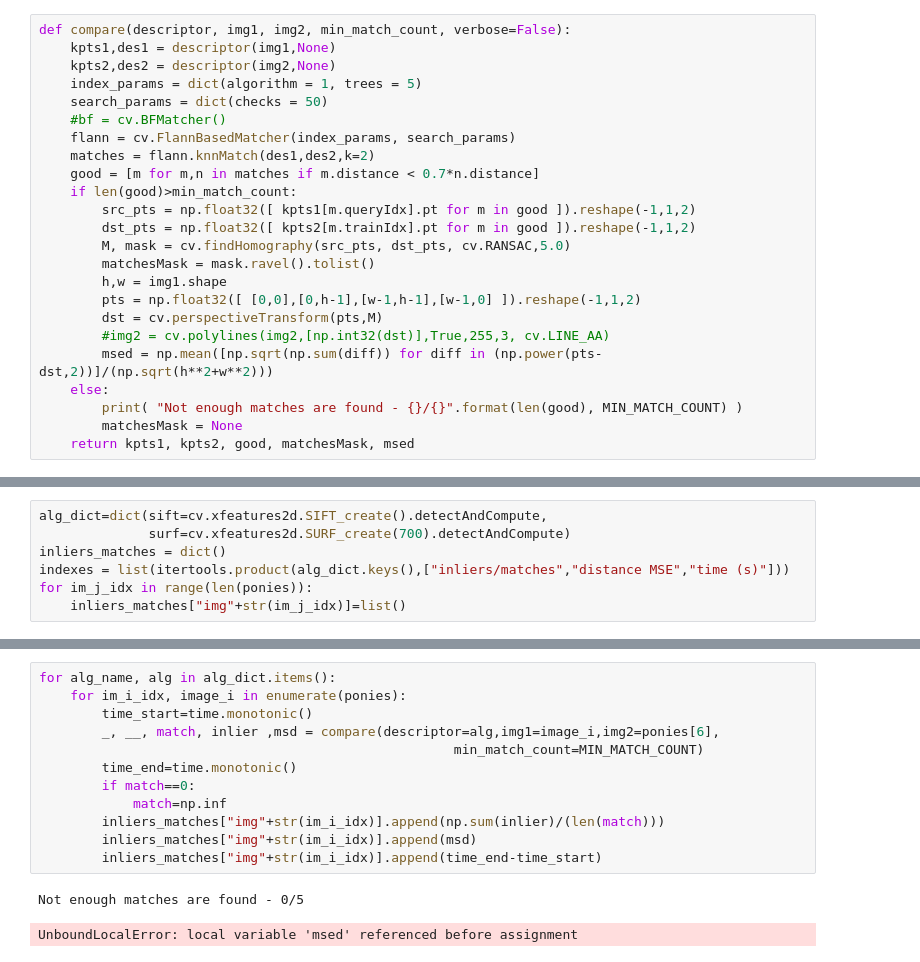
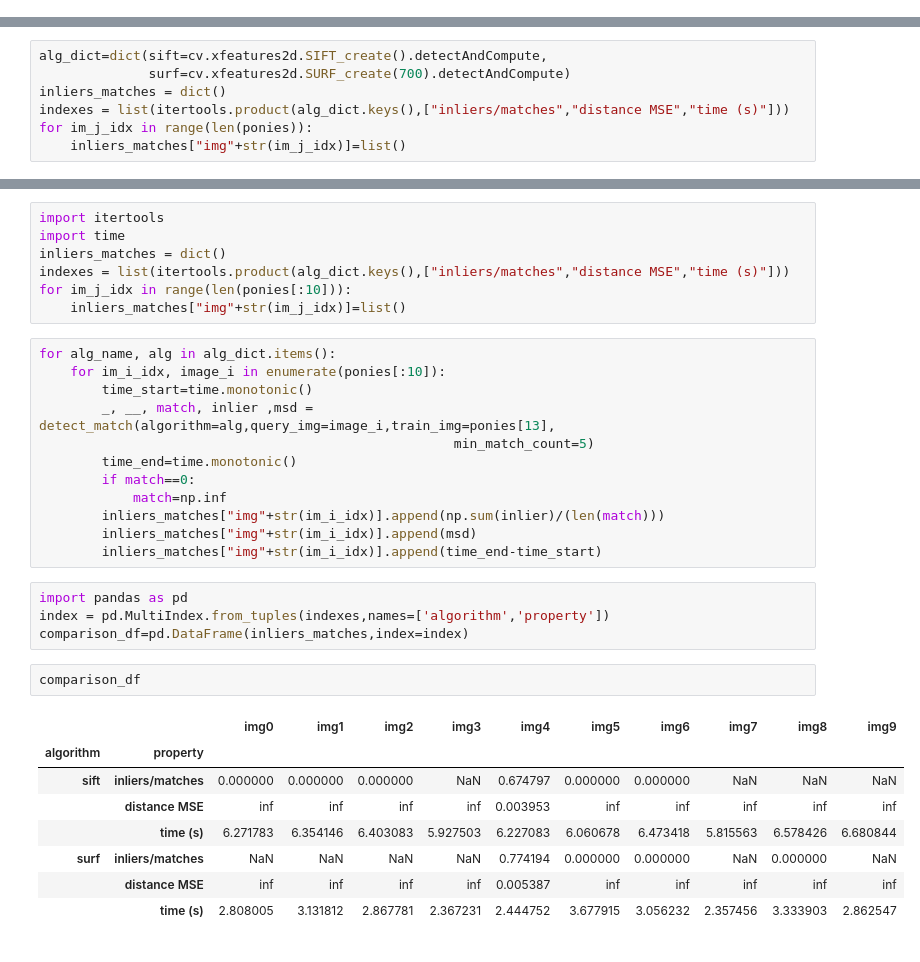
Before and after one commit to edrygka/comp-vision, a Jupyter notebook: descriptorsResearch.ipynb, the cells around one changed output, grey strips where cells are left out. Cells and saved outputs as stored; diff of their text form.

Commit message:
solved problems in wrong calculations of surf descriptor

```diff
--- a/descriptorsResearch.ipynb
+++ b/descriptorsResearch.ipynb
@@ -62,27 +62,3 @@ MIN_MATCH_COUNT = 5
-# %%
-def compare(descriptor, img1, img2, min_match_count, verbose=False):
-    kpts1,des1 = descriptor(img1,None)
-    kpts2,des2 = descriptor(img2,None)
-    index_params = dict(algorithm = 1, trees = 5)
-    search_params = dict(checks = 50)
-    #bf = cv.BFMatcher()
-    flann = cv.FlannBasedMatcher(index_params, search_params)
-    matches = flann.knnMatch(des1,des2,k=2)
-    good = [m for m,n in matches if m.distance < 0.7*n.distance]
-    if len(good)>min_match_count:
-        src_pts = np.float32([ kpts1[m.queryIdx].pt for m in good ]).reshape(-1,1,2)
-        dst_pts = np.float32([ kpts2[m.trainIdx].pt for m in good ]).reshape(-1,1,2)
-        M, mask = cv.findHomography(src_pts, dst_pts, cv.RANSAC,5.0)
-        matchesMask = mask.ravel().tolist()
-        h,w = img1.shape
-        pts = np.float32([ [0,0],[0,h-1],[w-1,h-1],[w-1,0] ]).reshape(-1,1,2)
-        dst = cv.perspectiveTransform(pts,M)
-        #img2 = cv.polylines(img2,[np.int32(dst)],True,255,3, cv.LINE_AA)
-        msed = np.mean([np.sqrt(np.sum(diff)) for diff in (np.power(pts-dst,2))]/(np.sqrt(h**2+w**2)))
-    else:
-        print( "Not enough matches are found - {}/{}".format(len(good), MIN_MATCH_COUNT) )
-        matchesMask = None
-    return kpts1, kpts2, good, matchesMask, msed
 # %%
 key_pts1, key_pts2, good, matchesMask,msed = compare(descriptor=surf.detectAndCompute,img1=kvadrs[9],img2=kvadrs[13],
                                                      min_match_count=10)
@@ -99,15 +134,34 @@ for im_j_idx in range(len(ponies)):
+# %%
+import itertools
+import time
+inliers_matches = dict()
+indexes = list(itertools.product(alg_dict.keys(),["inliers/matches","distance MSE","time (s)"]))
+for im_j_idx in range(len(ponies[:10])):
+    inliers_matches["img"+str(im_j_idx)]=list()
 # %%
 for alg_name, alg in alg_dict.items():
-    for im_i_idx, image_i in enumerate(ponies):
+    for im_i_idx, image_i in enumerate(ponies[:10]):
         time_start=time.monotonic()
-        _, __, match, inlier ,msd = compare(descriptor=alg,img1=image_i,img2=ponies[6],
-                                                     min_match_count=MIN_MATCH_COUNT)
+        _, __, match, inlier ,msd = detect_match(algorithm=alg,query_img=image_i,train_img=ponies[13],
+                                                     min_match_count=5)
         time_end=time.monotonic()
         if match==0:
             match=np.inf
         inliers_matches["img"+str(im_i_idx)].append(np.sum(inlier)/(len(match)))
         inliers_matches["img"+str(im_i_idx)].append(msd)
         inliers_matches["img"+str(im_i_idx)].append(time_end-time_start)
-# %% [output]
-Not enough matches are found - 0/5
-UnboundLocalError: local variable 'msed' referenced before assignment
+# %%
+import pandas as pd
+index = pd.MultiIndex.from_tuples(indexes,names=['algorithm','property'])
+comparison_df=pd.DataFrame(inliers_matches,index=index)
+# %%
+comparison_df
+# %% [output]
+|  |  | img0 | img1 | img2 | img3 | img4 | img5 | img6 | img7 | img8 | img9 |
+| algorithm | property |  |  |  |  |  |  |  |  |  |  |
+| sift | inliers/matches | 0.000000 | 0.000000 | 0.000000 | NaN | 0.674797 | 0.000000 | 0.000000 | NaN | NaN | NaN |
+|  | distance MSE | inf | inf | inf | inf | 0.003953 | inf | inf | inf | inf | inf |
+|  | time (s) | 6.271783 | 6.354146 | 6.403083 | 5.927503 | 6.227083 | 6.060678 | 6.473418 | 5.815563 | 6.578426 | 6.680844 |
+| surf | inliers/matches | NaN | NaN | NaN | NaN | 0.774194 | 0.000000 | 0.000000 | NaN | 0.000000 | NaN |
+|  | distance MSE | inf | inf | inf | inf | 0.005387 | inf | inf | inf | inf | inf |
+|  | time (s) | 2.808005 | 3.131812 | 2.867781 | 2.367231 | 2.444752 | 3.677915 | 3.056232 | 2.357456 | 3.333903 | 2.862547 |
```
Also changed, not shown: parts of 4 cells of this notebook.
